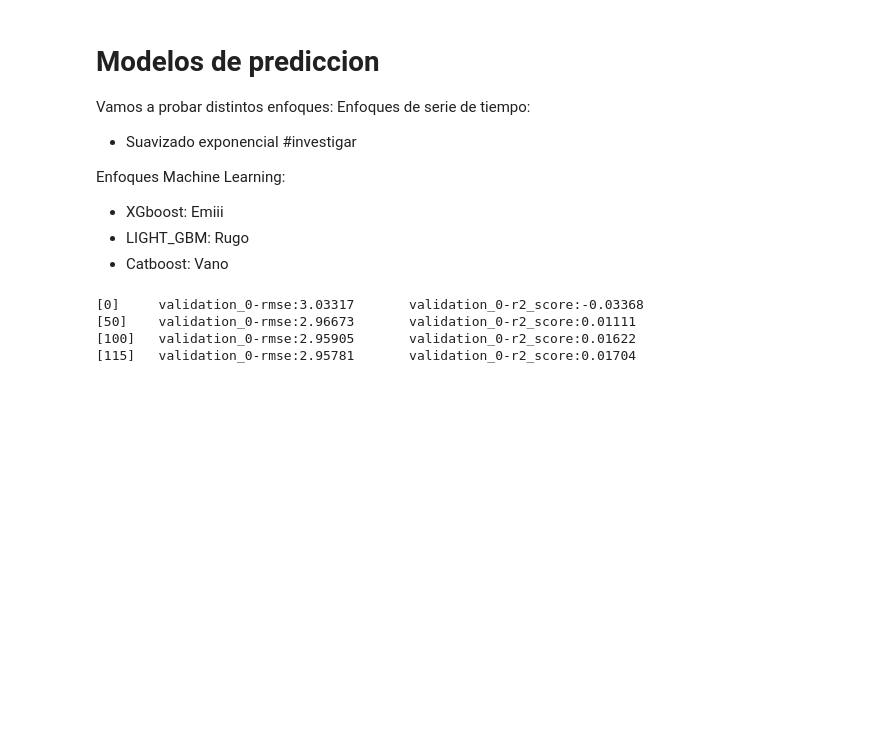
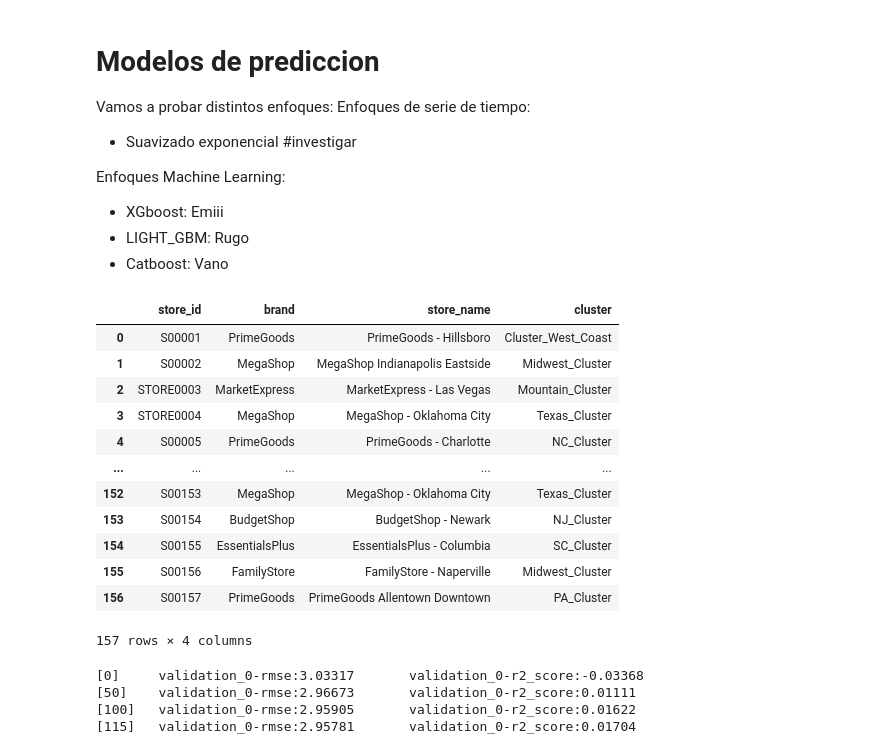
Before and after one commit to Emiliano-Torres/proyecto_eci, a Jupyter notebook: Modelo_prediccion.ipynb, the cells around one changed output. Saved outputs shown, nothing was run; the diff lists cells and outputs as text; code cells hidden in the pictures; blank space fills up the shorter version.

```diff
--- a/Modelo_prediccion.ipynb
+++ b/Modelo_prediccion.ipynb
@@ -13,5 +13,21 @@ from DataLoader import importar_ventas
 import xgboost as xgb
 import pandas as pd
+# %%
+importar_cluster_stores()
+# %% [output]
+|  | store_id | brand | store_name | cluster |
+| 0 | S00001 | PrimeGoods | PrimeGoods - Hillsboro | Cluster_West_Coast |
+| 1 | S00002 | MegaShop | MegaShop Indianapolis Eastside | Midwest_Cluster |
+| 2 | STORE0003 | MarketExpress | MarketExpress - Las Vegas | Mountain_Cluster |
+| 3 | STORE0004 | MegaShop | MegaShop - Oklahoma City | Texas_Cluster |
+| 4 | S00005 | PrimeGoods | PrimeGoods - Charlotte | NC_Cluster |
+| ... | ... | ... | ... | ... |
+| 152 | S00153 | MegaShop | MegaShop - Oklahoma City | Texas_Cluster |
+| 153 | S00154 | BudgetShop | BudgetShop - Newark | NJ_Cluster |
+| 154 | S00155 | EssentialsPlus | EssentialsPlus - Columbia | SC_Cluster |
+| 155 | S00156 | FamilyStore | FamilyStore - Naperville | Midwest_Cluster |
+| 156 | S00157 | PrimeGoods | PrimeGoods Allentown Downtown | PA_Cluster |
+157 rows × 4 columns
 # %%
 ventas=importar_ventas()
 # %%
```
Also changed, not shown: parts of 6 cells of this notebook, 2 other files.
